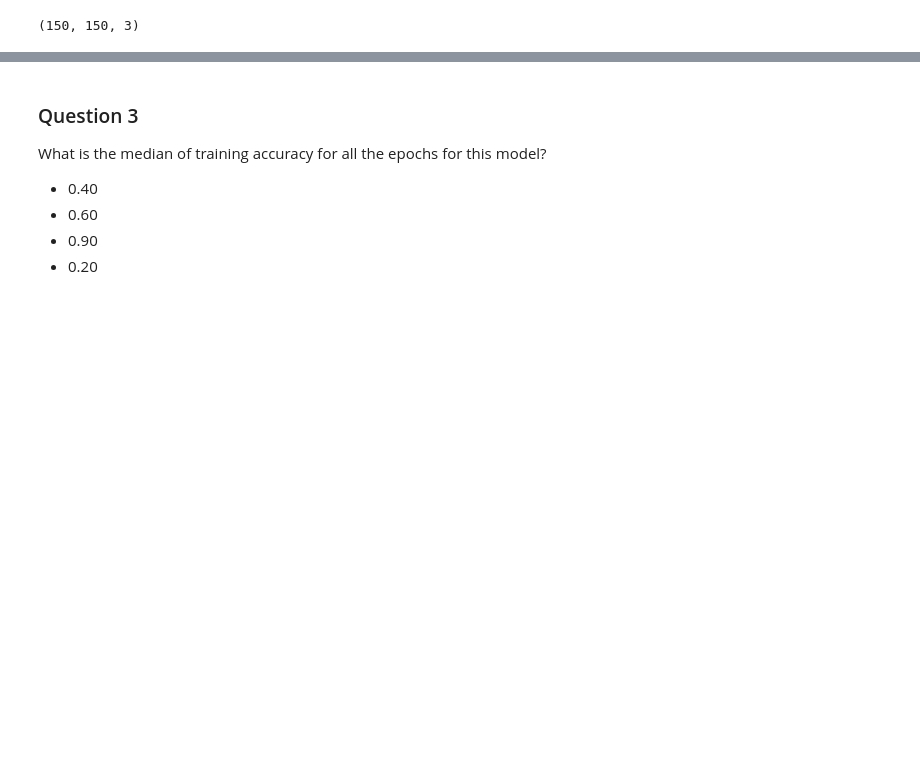
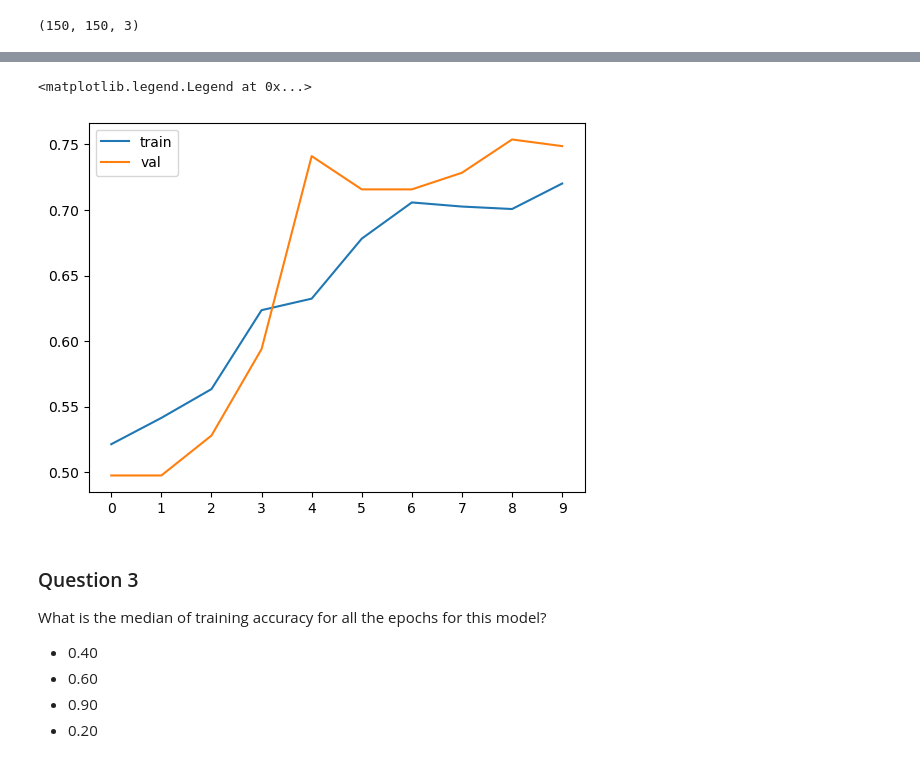
Before and after one commit to Andrej-Ilin/course_zoomcamp_2022, a Jupyter notebook: week7/homework7.ipynb, the cells around one changed output, grey strips where cells are left out. Cells and saved outputs as stored; diff of their text form; code cells hidden in the pictures; blank space fills up the shorter version.

```diff
--- a/week7/homework7.ipynb
+++ b/week7/homework7.ipynb
@@ -192,7 +191,8 @@ train_ds = train_gen.flow_from_directory(
     "./Dino or Dragon/train",
     target_size=(150, 150),
     batch_size=20,
-    shuffle=True
+    shuffle=True,
+    class_mode='binary'
 )
 
 val_gen = ImageDataGenerator(rescale=1. / 255,
@@ -202,7 +202,8 @@ val_ds = val_gen.flow_from_directory(
     "./Dino or Dragon/test",
     target_size=(150, 150),
     batch_size=20,
-    shuffle=True
+    shuffle=True,
+    class_mode='binary'
 )
 # %% [output]
 Found 1594 images belonging to 2 classes.
@@ -216,8 +217,8 @@ val_ds.image_shape
 # %% [output]
 (150, 150, 3)
 # %%
-optimizer = tf.keras.optimizers.SGD(
-    learning_rate=0.002, momentum=0.8, nesterov=False, name="SGD")
-loss = keras.losses.CategoricalCrossentropy(from_logits=False)
+optimizer = keras.optimizers.SGD(
+    learning_rate=0.02, momentum=0.8, nesterov=False, name="SGD")
+loss = keras.losses.BinaryCrossentropy(from_logits=False)
 
 model.compile(optimizer=optimizer, loss=loss, metrics=['accuracy'])
@@ -224,4 +227,11 @@ model.compile(optimizer=optimizer, loss=loss, metrics=['accuracy'])
+# %%
+chechpoint = keras.callbacks.ModelCheckpoint(
+    'xception_v1_{epoch:02d}_{val_accuracy:.3f}.h5',
+    save_best_only=True,
+    monitor='val_accuracy',
+    mode='max'
+)
 # %%
-history = model.fit(train_ds, epochs=10, validation_data=val_ds)
+history = model.fit(train_ds, epochs=10, validation_data=val_ds, callbacks=[chechpoint])
 # %% [output]
 Epoch 1/10
@@ -233,3 +266,11 @@ KeyboardInterrupt:
+# %%
+plt.plot(history.history['accuracy'], label='train')
+plt.plot(history.history['val_accuracy'], label='val')
+plt.xticks(np.arange(10))
+plt.legend()
+# %% [output]
+<matplotlib.legend.Legend at 0x...>
+[figure, added]
 # %% [markdown]
 ### Question 3
 
```
Also changed, not shown: parts of 19 cells of this notebook, 3 other files.
